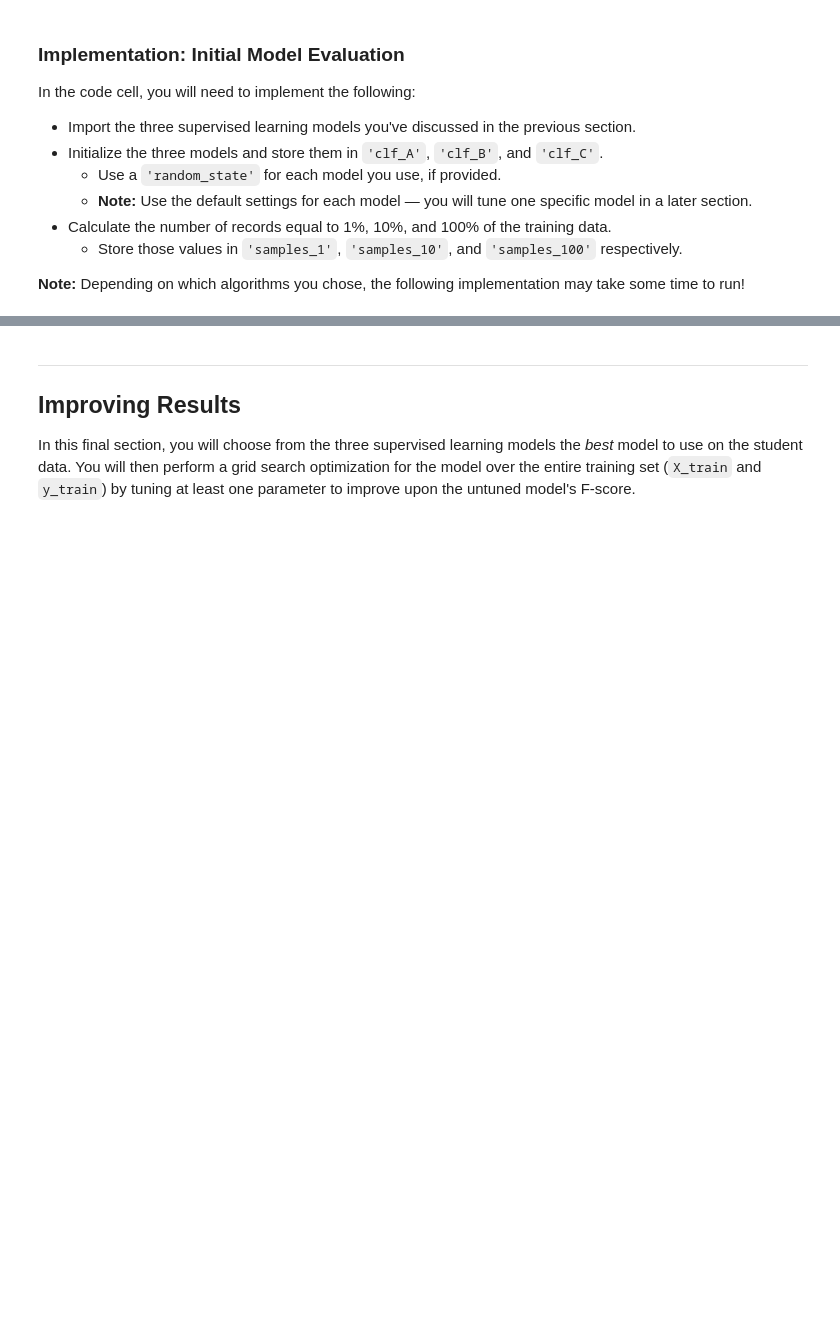
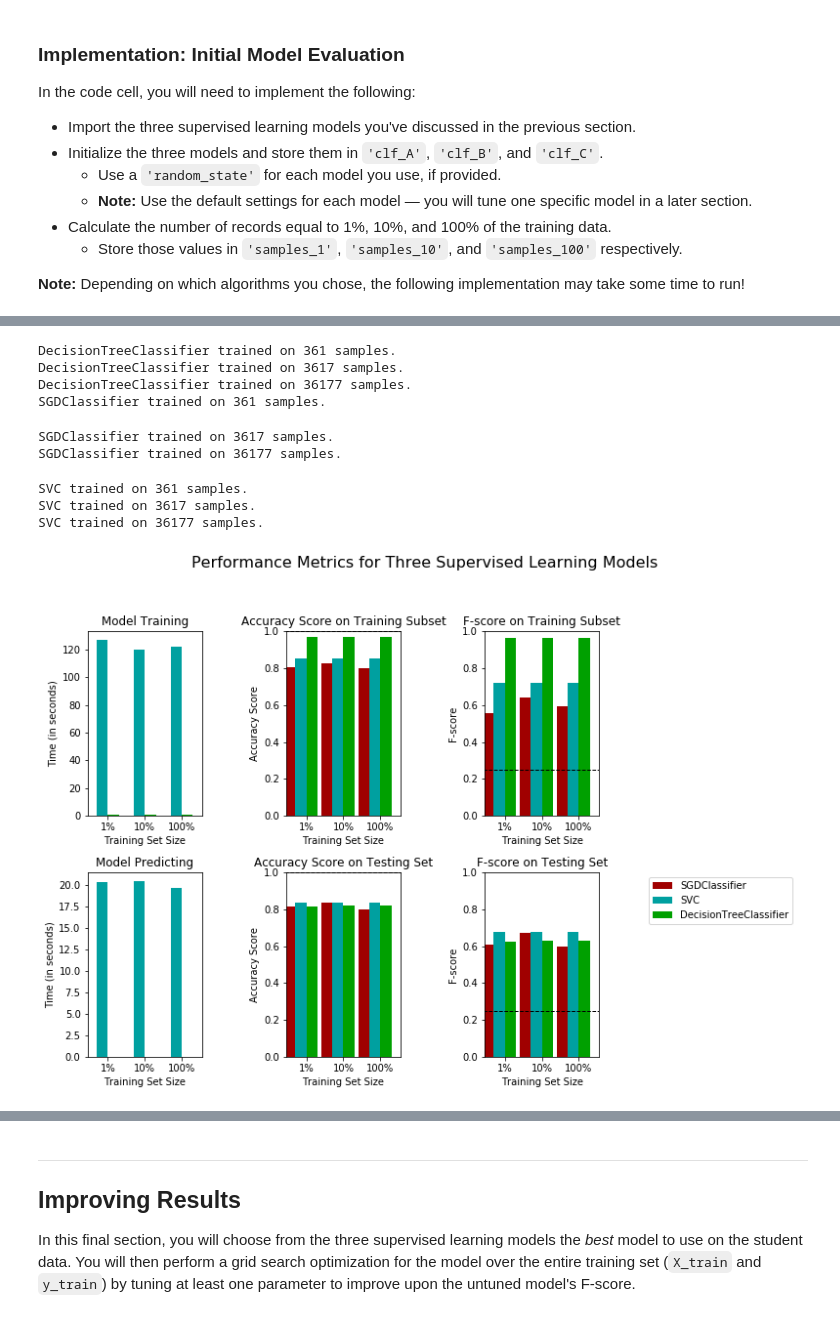
Before and after one commit to shabububu/machine-learning, a Jupyter notebook: projects/finding_donors/finding_donors.ipynb, the cells around one changed output, grey strips where cells are left out. Saved outputs shown, nothing was run; the diff lists cells and outputs as text; code cells hidden in the pictures; blank space fills up the shorter version.

```diff
--- a/projects/finding_donors/finding_donors.ipynb
+++ b/projects/finding_donors/finding_donors.ipynb
@@ -439,11 +439,19 @@ In the code cell, you will need to implement the following:
 from sklearn.naive_bayes import GaussianNB
 from sklearn.neighbors import KNeighborsClassifier
 from sklearn.tree import DecisionTreeClassifier
+from sklearn.linear_model import SGDClassifier
+from sklearn.svm import SVC
+from sklearn.svm import LinearSVC
+from sklearn.linear_model import LogisticRegression
 
 # TODO: Initialize the three models
 clf_A = GaussianNB()
 clf_B = KNeighborsClassifier()
 clf_C = DecisionTreeClassifier()
+clf_D = SGDClassifier(shuffle=True)
+clf_E = SVC()
+clf_F = LinearSVC()
+clf_G = LogisticRegression()
 
 # TODO: Calculate the number of samples for 1%, 10%, and 100% of the training data
 # HINT: samples_100 is the entire training set i.e. len(y_train)
@@ -452,15 +460,3 @@ clf_C = DecisionTreeClassifier()
 samples_100 = len(y_train)
 samples_10 = int(len(y_train) * 0.1)
 samples_1 = int(len(y_train) * 0.01)
-
-# Collect results on the learners
-results = {}
-for clf in [clf_A, clf_B, clf_C]:
-    clf_name = clf.__class__.__name__
-    results[clf_name] = {}
-    for i, samples in enumerate([samples_1, samples_10, samples_100]):
-        results[clf_name][i] = \
-        train_predict(clf, samples, X_train, y_train, X_test, y_test)
-
-# Run metrics visualization for the three supervised learning models chosen
-vs.evaluate(results, accuracy, fscore)
@@ -477,0 +487,24 @@ DecisionTreeClassifier trained on 36177 samples.
+# %%
+# Collect results on the learners
+results = {}
+#for clf in [clf_A, clf_B, clf_C, clf_D, clf_E]:
+for clf in [clf_C, clf_D, clf_E]:
+    clf_name = clf.__class__.__name__
+    results[clf_name] = {}
+    for i, samples in enumerate([samples_1, samples_10, samples_100]):
+        results[clf_name][i] = \
+        train_predict(clf, samples, X_train, y_train, X_test, y_test)
+
+# Run metrics visualization for the three supervised learning models chosen
+vs.evaluate(results, accuracy, fscore)
+# %% [output]
+DecisionTreeClassifier trained on 361 samples.
+DecisionTreeClassifier trained on 3617 samples.
+DecisionTreeClassifier trained on 36177 samples.
+SGDClassifier trained on 361 samples.
+SGDClassifier trained on 3617 samples.
+SGDClassifier trained on 36177 samples.
+SVC trained on 361 samples.
+SVC trained on 3617 samples.
+SVC trained on 36177 samples.
+[figure, added]
```
Also changed, not shown: parts of 11 cells of this notebook.
